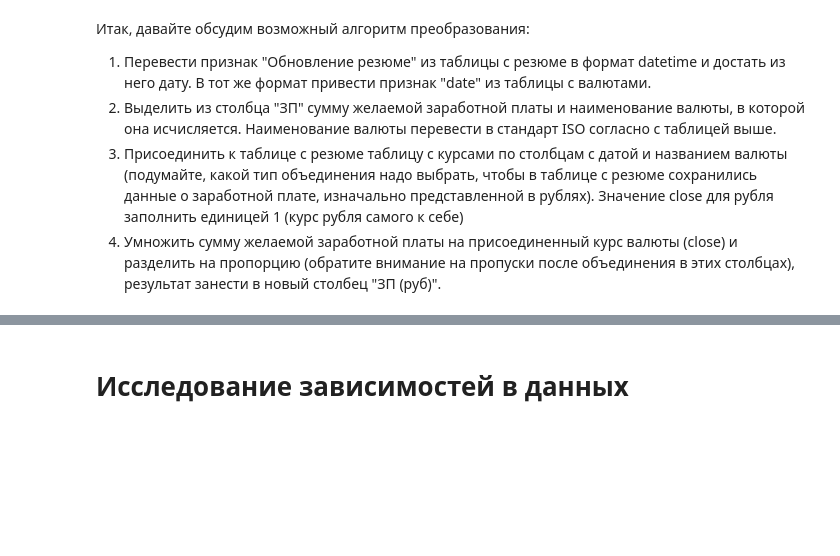
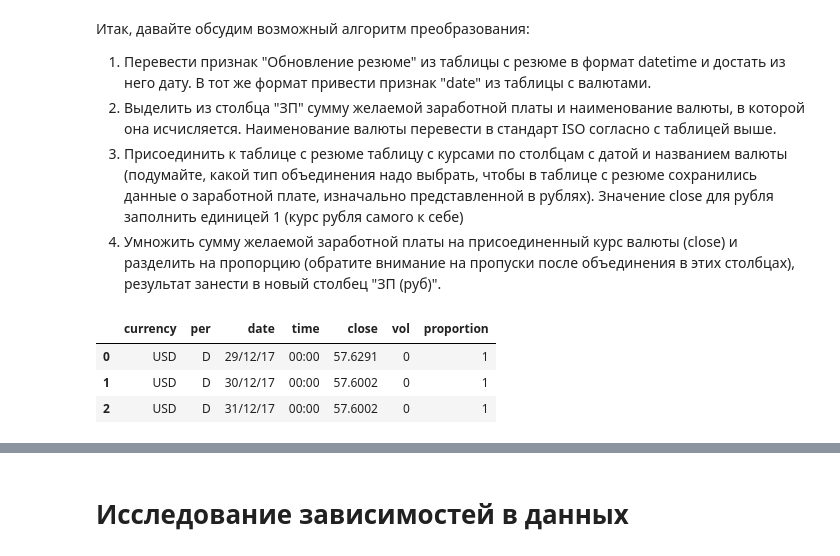
Before and after one commit to vokhmianin-da/Project1_HH_analysis, a Jupyter notebook: Project-1_WorkNotebook.ipynb, the cells around one changed output, grey strips where cells are left out. Cells and saved outputs as stored; diff of their text form; code cells hidden in the pictures; blank space fills up the shorter version.

```diff
--- a/Project-1_WorkNotebook.ipynb
+++ b/Project-1_WorkNotebook.ipynb
@@ -388,4 +386,84 @@ hh_df.drop(['График', 'Занятость'], axis=1, inplace=True)
 3. Присоединить к таблице с резюме таблицу с курсами по столбцам с датой и названием валюты (подумайте, какой тип объединения надо выбрать, чтобы в таблице с резюме сохранились данные о заработной плате, изначально представленной в рублях). Значение close для рубля заполнить единицей 1 (курс рубля самого к себе)
 4. Умножить сумму желаемой заработной платы на присоединенный курс валюты (close) и разделить на пропорцию (обратите внимание на пропуски после объединения в этих столбцах), результат занести в новый столбец "ЗП (руб)".
 # %%
-#ваш код здесь
+# Загрузка таблицы с курсами валют
+rates_data = pd.read_csv('data/ExchangeRates.csv')
+rates_df = rates_data.copy()
+
+# Выводим все возможные валюты из обоих таблиц, находим соответствие
+display(rates_df.head(3))
+display(rates_df['currency'].unique())
+#display(hh_df.columns)
+display(hh_df['ЗП'].apply(lambda x: x.split()[1]).unique())
+
+def get_salary(arg):
+    """Получение значения ЗП из таблицы hh_df
+
+    Args:
+        arg (str): Строка ЗП с наименованием валюты
+    Returns:
+        float: Значение ЗП без валюты
+    """
+
+    salary = float(arg.split(' ')[0])
+    return salary
+
+def get_salary_currency(arg):
+    """Приводит наименование валюты перевести в стандарт ISO
+
+    Args:
+        arg (str): Сумма ЗП и наименование валюты в hh_df
+    Returns:
+        str: Наименование валюты в ISO
+    """
+
+    currency_dict = {
+    'грн': 'UAH',
+    'USD': 'USD',
+    'EUR': 'EUR',
+    'белруб': 'BYN',
+    'KGS': 'KGS',
+    'сум': 'UZS',
+    'AZN': 'AZN',
+    'KZT': 'KZT',
+    'руб': 'RUB'
+    }
+
+    curr = arg.split(' ')[1].replace('.', '')
+    return currency_dict[curr]
+
+# Преобразуем столбцы с датой в datetime, оставляем только дату
+hh_df['Обновление резюме'] = pd.to_datetime(hh_df['Обновление резюме']).dt.date
+rates_df['date'] =    pd.to_datetime(rates_df['date']).dt.date
+
+# Разделяем сумму ЗП и валюту из hh_df
+hh_df['ЗП (tmp)'] = hh_df['ЗП'].apply(get_salary)
+hh_df['Валюта (tmp)'] = hh_df['ЗП'].apply(get_salary_currency)
+
+# Объединяем таблицы
+merged_df = hh_df.merge(
+    rates_df,
+    left_on=['Валюта (tmp)', 'Обновление резюме'],
+    right_on=['currency', 'date'],
+    how='left'
+)
+
+# Заполняем пропуски
+merged_df['close'] = merged_df['close'].fillna(1)
+merged_df['proportion'] = merged_df['proportion'].fillna(1)
+#display(merged_df.head())
+
+# Переводим все ЗП в руб
+hh_df['ЗП (руб)'] = merged_df['close'] * merged_df['ЗП (tmp)'] / merged_df['proportion']
+
+# Ответ на задание
+display(f"Желаемая медианная заработная плата соискателей: {round(hh_df['ЗП (руб)'].median()/1000)}")
+
+# Убираем исходные столбцы
+hh_df.drop(['ЗП', 'ЗП (tmp)', 'Валюта (tmp)'], axis=1, inplace=True)
+display(hh_df.info())
+# %% [output]
+|  | currency | per | date | time | close | vol | proportion |
+| 0 | USD | D | 29/12/17 | 00:00 | 57.6291 | 0 | 1 |
+| 1 | USD | D | 30/12/17 | 00:00 | 57.6002 | 0 | 1 |
+| 2 | USD | D | 31/12/17 | 00:00 | 57.6002 | 0 | 1 |
```
Also changed, not shown: parts of 3 cells of this notebook, 1 other file.
